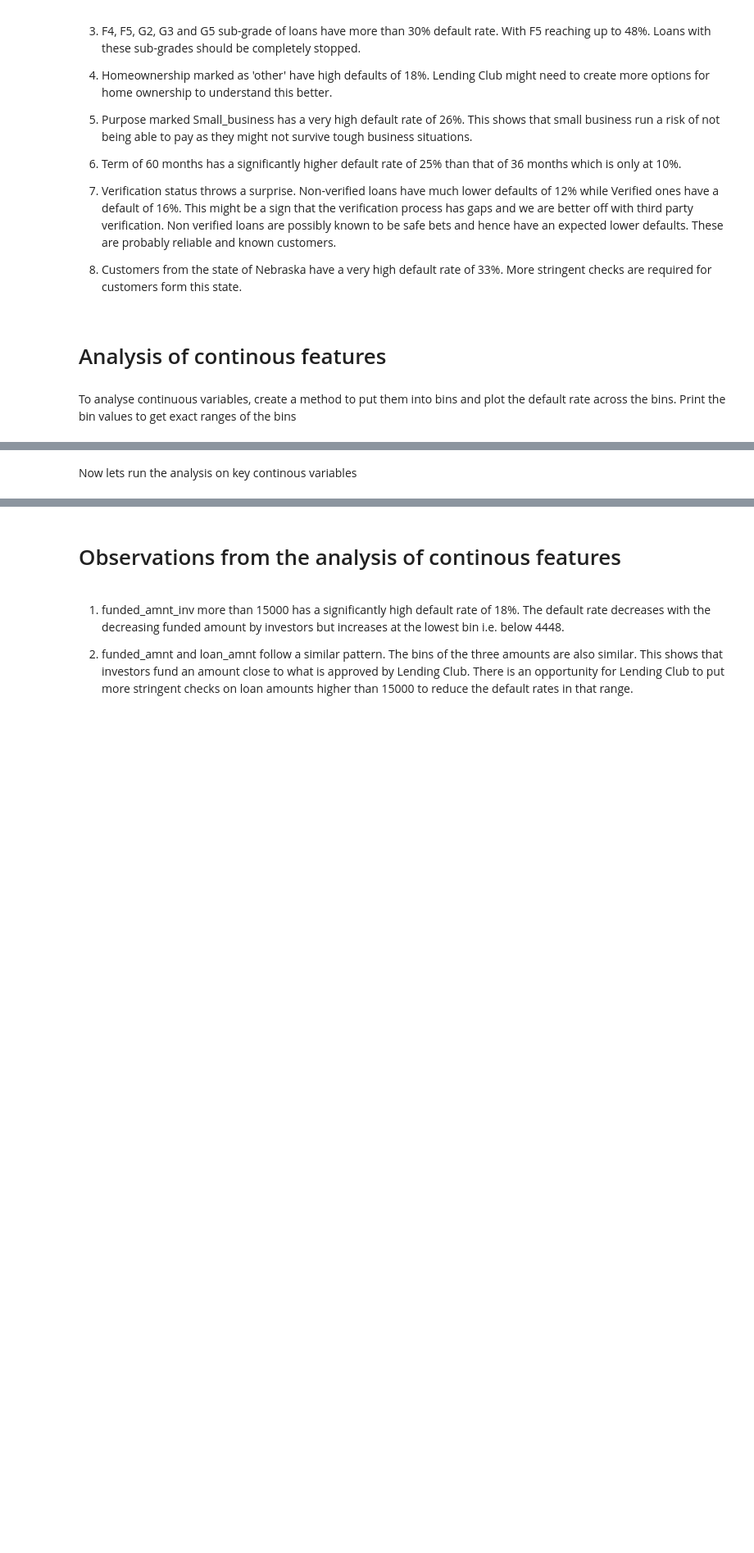
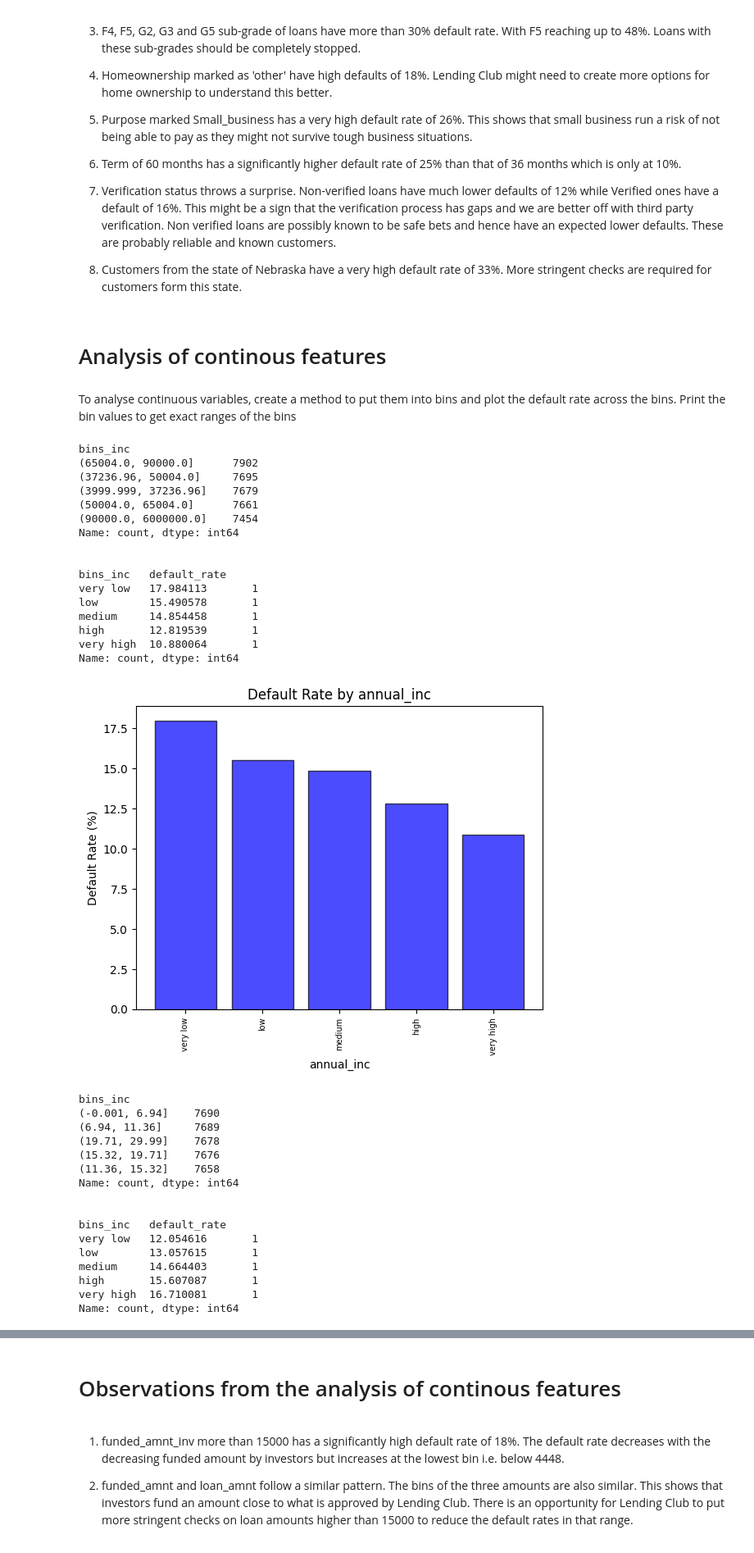
Before and after one commit to anilabh/LoanCaseStudy, a Jupyter notebook: LoanCaseStudy2.ipynb, the cells around one changed output, grey strips where cells are left out. Shown at 82% size. Drawn from its saved outputs; the diff is of its cells as text; code cells hidden in the pictures; blank space fills up the shorter version.

```diff
--- a/LoanCaseStudy2.ipynb
+++ b/LoanCaseStudy2.ipynb
@@ -189,0 +192,10 @@ loan_raw.emp_years.fillna(median_exp, inplace=True)
+# %%
+# Convert the 'issue_d' column to datetime format
+loan_raw['issue_date'] = pd.to_datetime(loan_raw['issue_d'], format='%b-%y')
+# Extract month and year as separate numeric columns
+loan_raw['issue_month'] = loan_raw['issue_date'].dt.month
+loan_raw['issue_year'] = loan_raw['issue_date'].dt.year
+loan_raw[['issue_d','issue_month','issue_year']]
+
+loan_raw['issue_year'].value_counts()
+loan_raw['issue_month'].value_counts()
@@ -358,20 +387,66 @@ To analyse continuous variables, create a method to put them into bins and plot
 # %%
 #method to create plot of default rate for any continous variable
 def plot_by_default_rate(col_name):
     num_bins = 5
     loan_raw['bins_inc'] = pd.qcut(loan_raw[col_name], q=num_bins, duplicates='drop')
     print(loan_raw['bins_inc'].value_counts())
     print('\n')
     #add text labels to show on the plot
     gen_labels = ['very low', 'low', 'medium', 'high','very high']
+
     loan_raw['bins_inc'] = pd.qcut(loan_raw[col_name], q=num_bins, labels=gen_labels, duplicates='drop')
     #find default rate by bins
     default_rate_by_bin = loan_raw.groupby('bins_inc')['loan_status'].apply(lambda x: (x == 'Charged Off').mean()*100).reset_index(name='default_rate')
     print(default_rate_by_bin.value_counts())
     #plot the default rates by bins
     plt.bar(default_rate_by_bin.bins_inc, default_rate_by_bin.default_rate, color='blue', edgecolor='black', alpha=0.7)
+    plt.xticks(rotation=90, ha='center', fontsize=7)
     plt.xlabel(col_name)
     plt.ylabel('Default Rate (%)')
     plt.title('Default Rate by '+col_name)
     plt.show()
     return
+
+plot_by_default_rate('annual_inc')
+plot_by_default_rate('dti')
+#Trim off the % character from Interest Rate and it'll be easier to use for analysis
+loan_raw['int_rate']=loan_raw['int_rate'].str.rstrip('%').astype(float).apply(lambda x: round(x, 2))
+plot_by_default_rate('int_rate')
+plot_by_default_rate('loan_amnt')
+plot_by_default_rate('installment')
+plot_by_default_rate('funded_amnt')
+plot_by_default_rate('funded_amnt_inv')
+# %% [output]
+bins_inc
+(65004.0, 90000.0]      7902
+(37236.96, 50004.0]     7695
+(3999.999, 37236.96]    7679
+(50004.0, 65004.0]      7661
+(90000.0, 6000000.0]    7454
+Name: count, dtype: int64
+
+
+bins_inc   default_rate
+very low   17.984113       1
+low        15.490578       1
+medium     14.854458       1
+high       12.819539       1
+very high  10.880064       1
+Name: count, dtype: int64
+[figure, added]
+bins_inc
+(-0.001, 6.94]    7690
+(6.94, 11.36]     7689
+(19.71, 29.99]    7678
+(15.32, 19.71]    7676
+(11.36, 15.32]    7658
+Name: count, dtype: int64
+
+
+bins_inc   default_rate
+very low   12.054616       1
+low        13.057615       1
+medium     14.664403       1
+high       15.607087       1
+very high  16.710081       1
+Name: count, dtype: int64
@@ -378,2 +538,0 @@ def plot_by_default_rate(col_name):
-# %% [markdown]
-Now lets run the analysis on key continous variables
```
Also changed, not shown: parts of 9 cells of this notebook.
